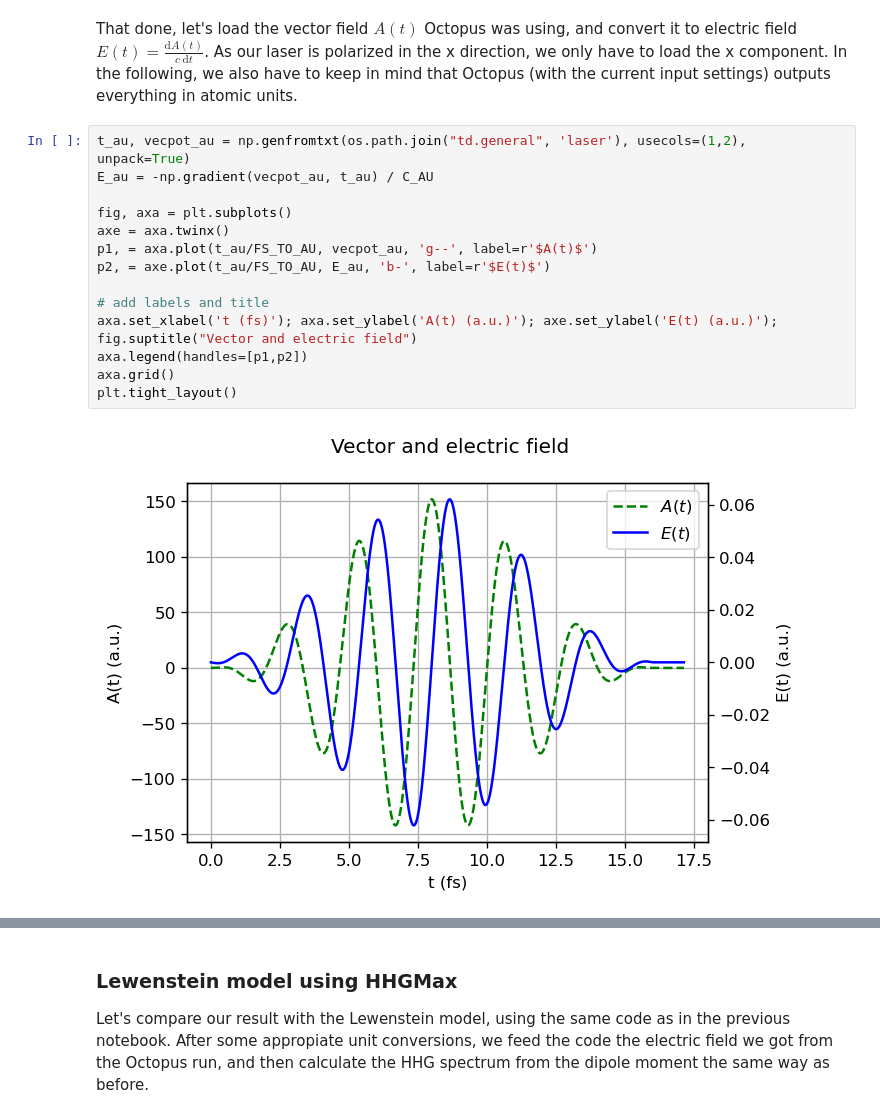
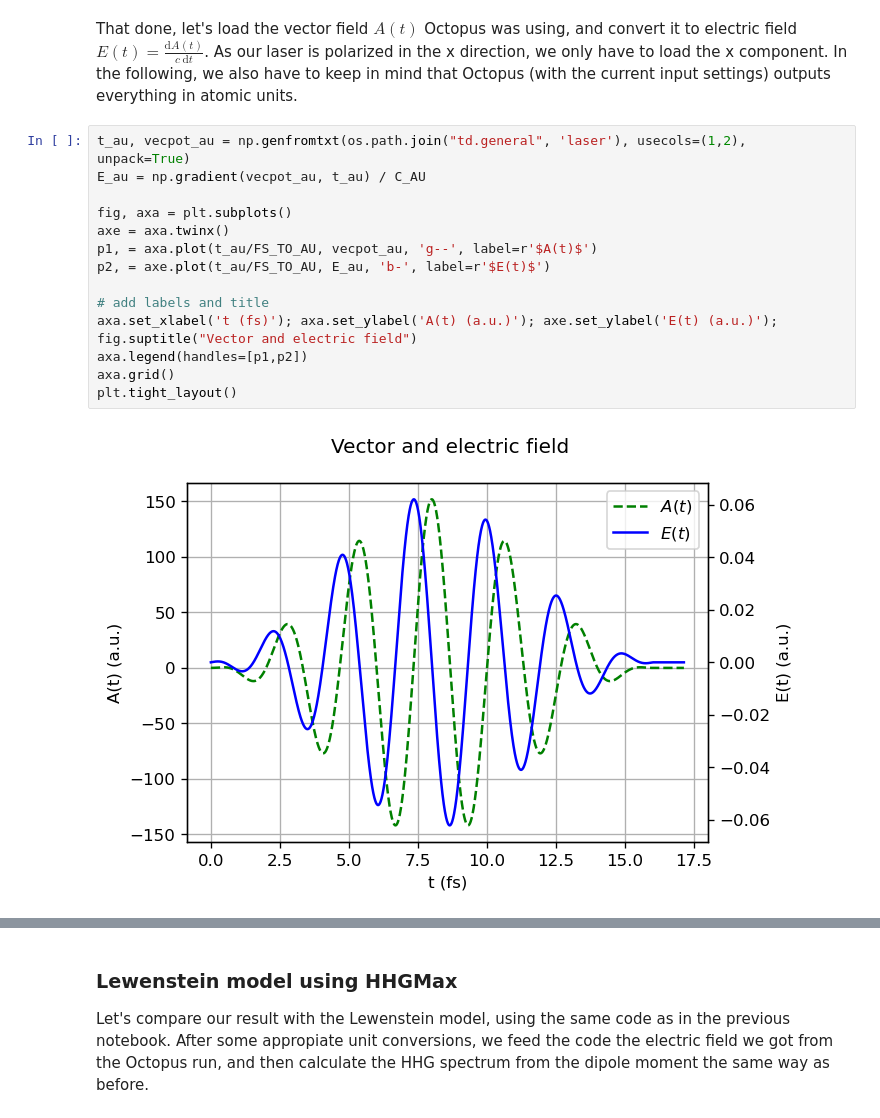
Before and after one commit to pan-training/panosc-summerschool-2022, a Jupyter notebook: 02_Tuesday_September_13th/Octopus_Ar_and_N2.ipynb, the cells around one changed output, grey strips where cells are left out. Cells and saved outputs as stored; diff of their text form.

```diff
--- a/02_Tuesday_September_13th/Octopus_Ar_and_N2.ipynb
+++ b/02_Tuesday_September_13th/Octopus_Ar_and_N2.ipynb
@@ -467,20 +475,20 @@ if RUN_TDDFT:
 That done, let's load the vector field $A(t)$ Octopus was using, and convert it to electric field $E(t) = \frac{\mathrm{d}A(t)}{c\ \mathrm{d}t}$.  As our laser is polarized in the x direction, we only have to load the x component. In the following, we also have to keep in mind that Octopus (with the current input settings) outputs everything in atomic units.
 # %%
 t_au, vecpot_au = np.genfromtxt(os.path.join("td.general", 'laser'), usecols=(1,2), unpack=True)
-E_au = -np.gradient(vecpot_au, t_au) / C_AU
+E_au = np.gradient(vecpot_au, t_au) / C_AU
 
 fig, axa = plt.subplots()
 axe = axa.twinx()
 p1, = axa.plot(t_au/FS_TO_AU, vecpot_au, 'g--', label=r'$A(t)$')
 p2, = axe.plot(t_au/FS_TO_AU, E_au, 'b-', label=r'$E(t)$')
 
 # add labels and title
 axa.set_xlabel('t (fs)'); axa.set_ylabel('A(t) (a.u.)'); axe.set_ylabel('E(t) (a.u.)'); fig.suptitle("Vector and electric field")
 axa.legend(handles=[p1,p2])
 axa.grid()
 plt.tight_layout()
 # %% [output]
-[figure, old version]
+[figure, new version]
 # %% [markdown]
 Time to calculate the HHG spectrum. As outlined in the beginning, we can calculate this as
 $$
```
Also changed, not shown: parts of 25 cells of this notebook, 5 other files.
